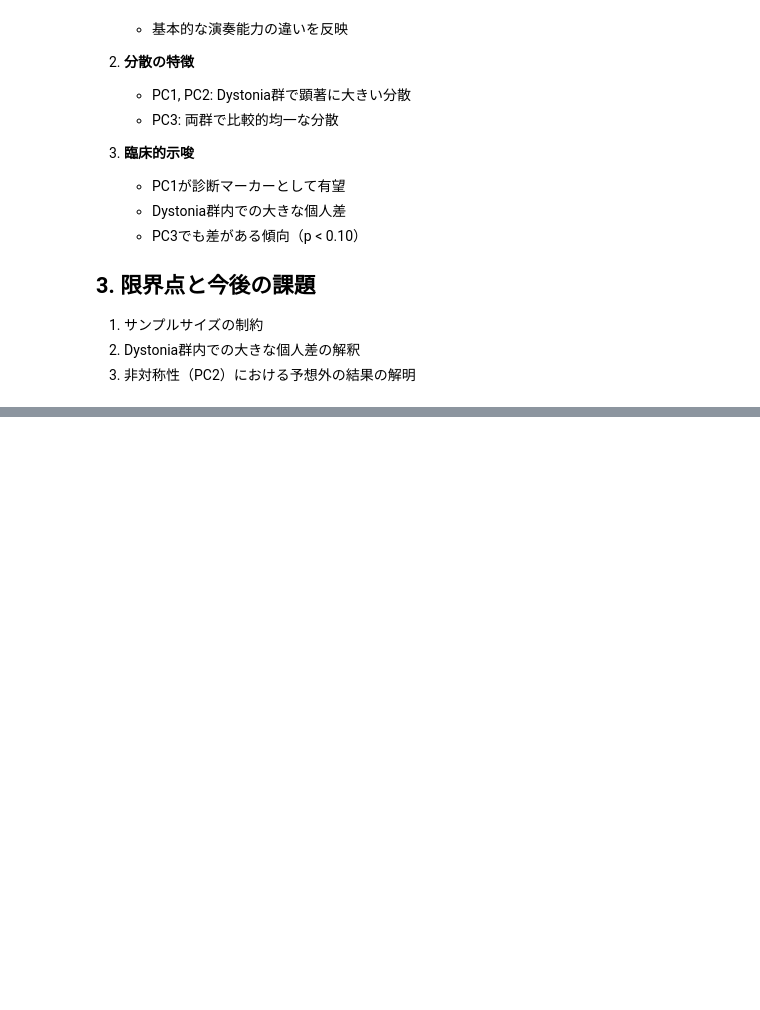
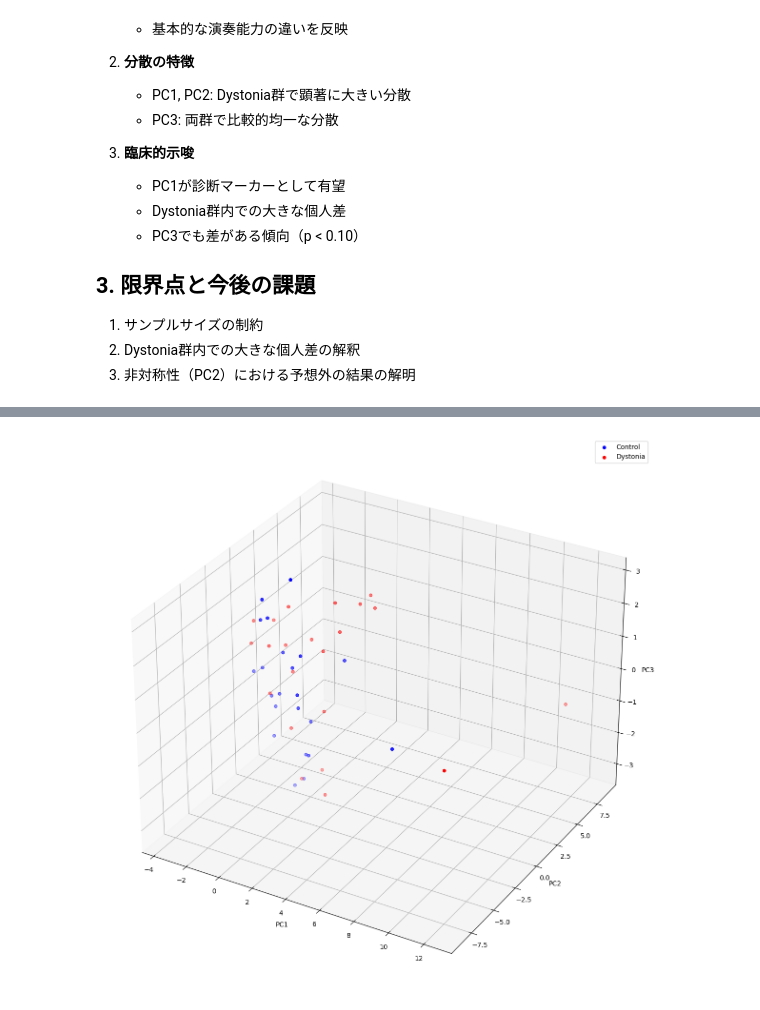
Before and after one commit to amijas/tokimura_analysis, a Jupyter notebook: analysis.ipynb, the cells around one changed output, grey strips where cells are left out. Drawn from its saved outputs; the diff is of its cells as text; code cells hidden in the pictures; blank space fills up the shorter version.

```diff
--- a/analysis.ipynb
+++ b/analysis.ipynb
@@ -799,0 +822,25 @@ Dystonia  2.628973
+# %%
+# 3Dプロット
+
+
+fig = plt.figure(figsize=(15, 15))
+ax = fig.add_subplot(111, projection='3d')
+
+# Control群
+control = df_with_pca[df_with_pca['Group'] == 'Control']
+ax.scatter(control['PC1'], control['PC2'], control['PC3'],
+          c='blue', label='Control')
+
+# Dystonia群
+dystonia = df_with_pca[df_with_pca['Group'] == 'Dystonia']
+ax.scatter(dystonia['PC1'], dystonia['PC2'], dystonia['PC3'],
+          c='red', label='Dystonia')
+
+ax.set_xlabel('PC1')
+ax.set_ylabel('PC2')
+ax.set_zlabel('PC3')
+ax.legend()
+
+plt.show()
+# %% [output]
+[figure, added]
```
Also changed, not shown: parts of 2 cells of this notebook.
